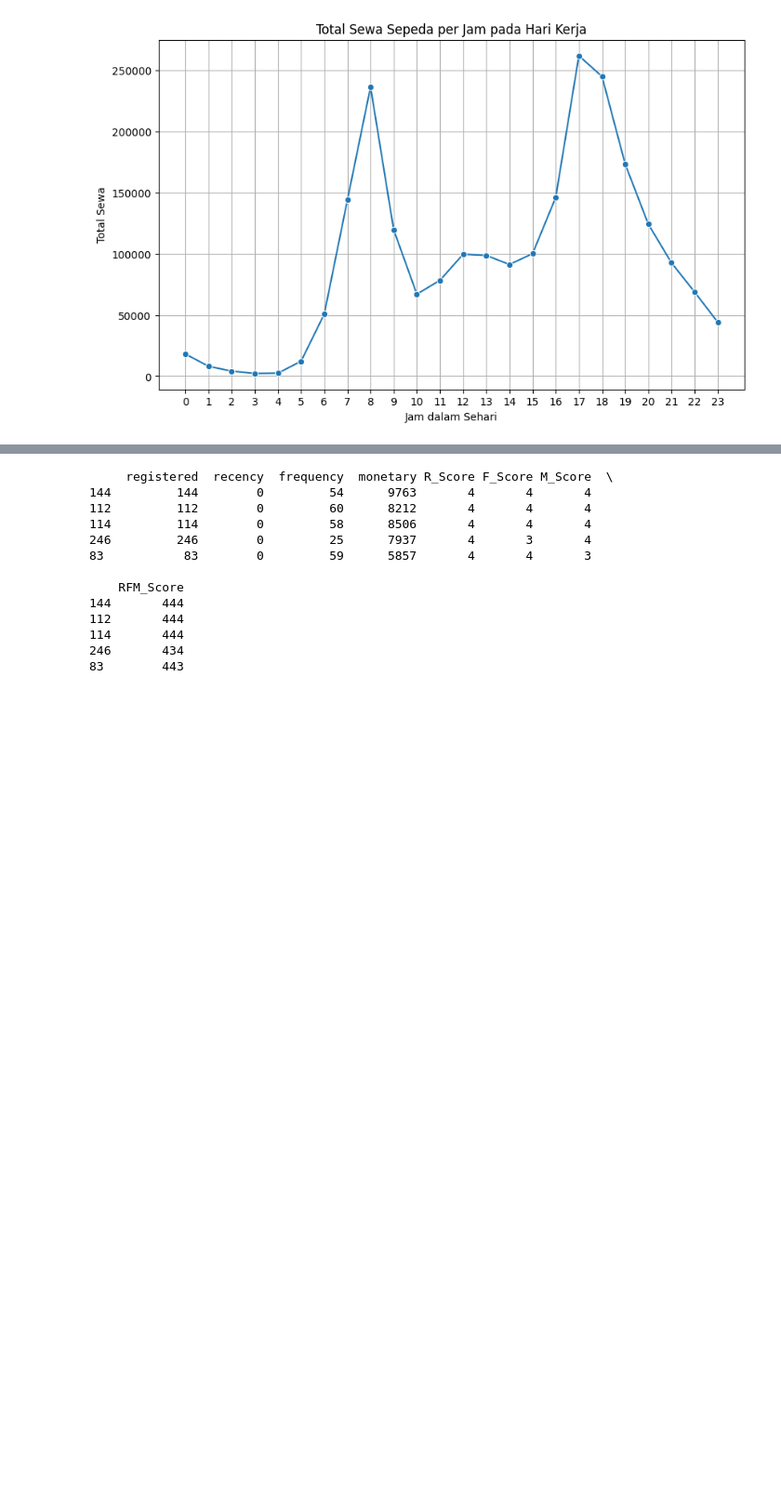
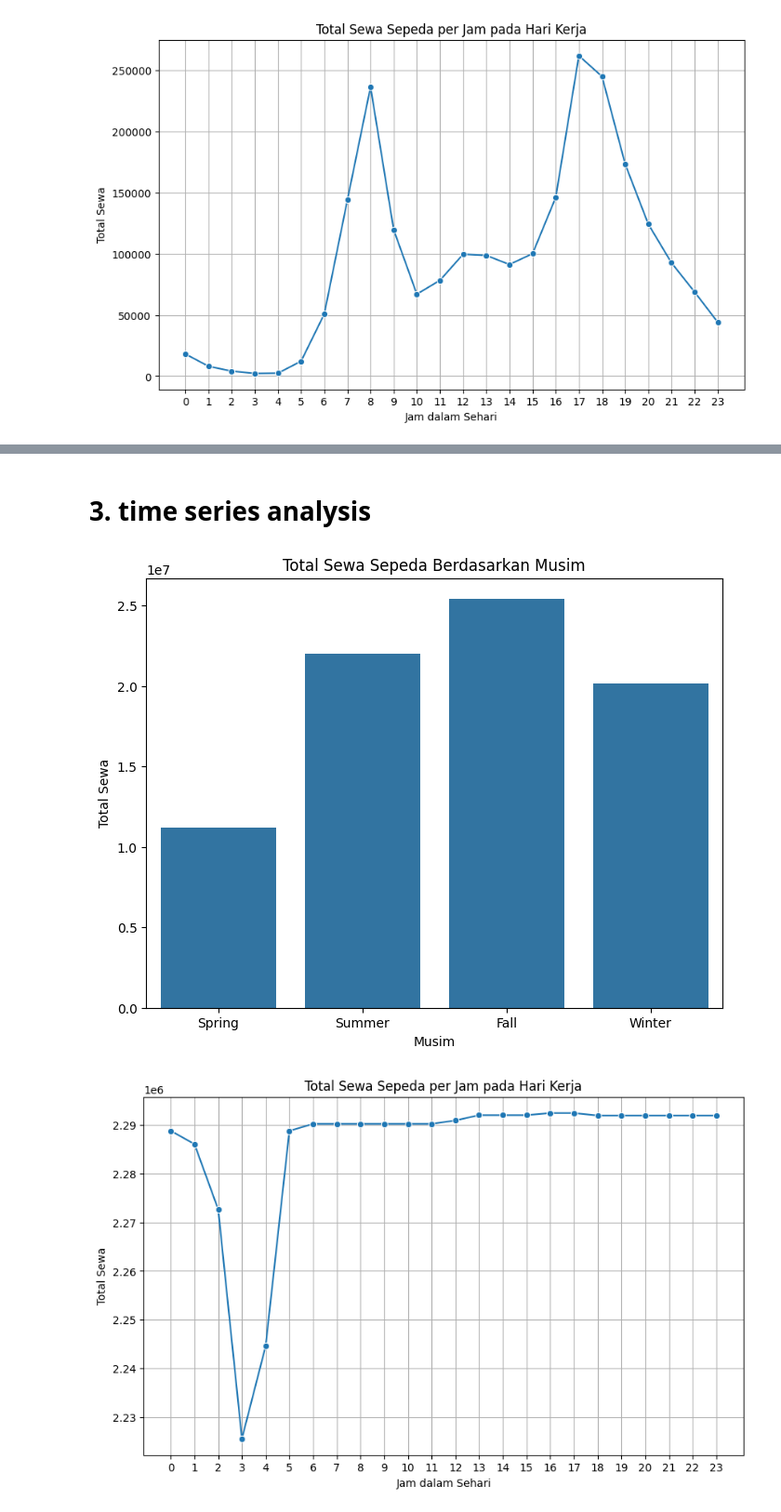
Before and after one commit to ilhamhaikal/analyst-pengguna-sepeda-setiap-musim, a Jupyter notebook: bike(1).ipynb, the cells around one changed output, grey strips where cells are left out. Shown: that part at 93% size. Cells and saved outputs as stored; diff of their text form; code cells hidden in the pictures; blank space fills up the shorter version.

Commit message:
Menghapus bike.ipynb dan memperbarui file lainnya

```diff
--- a/bike.ipynb
+++ b/bike(1).ipynb
@@ -531,18 +499,56 @@ Passing `palette` without assigning `hue` is deprecated and will be removed in v
-# %%
-print(rfm_df.sort_values(by="recency", ascending=True).head(5))
-# %% [output]
-     registered  recency  frequency  monetary R_Score F_Score M_Score  \
-144         144        0         54      9763       4       4       4
-112         112        0         60      8212       4       4       4
-114         114        0         58      8506       4       4       4
-246         246        0         25      7937       4       3       4
-83           83        0         59      5857       4       4       3
-
-    RFM_Score
-144       444
-112       444
-114       444
-246       434
-83        443
+# %% [markdown]
+# 3. time series analysis
 # %%
 all_df.to_csv("all_data_bike.csv", index=False)
+# %%
+# Memuat dataset
+df = pd.read_csv('all_data_bike.csv')
+
+# 1. Bagaimana jumlah total persewaan sepeda bervariasi menurut musim?
+
+# Aggregating the total number of rentals by season
+season_rentals = df.groupby('season')['cnt_x'].sum().reset_index()
+
+# Mapping season numbers to names for better clarity
+season_names = {1: 'Spring', 2: 'Summer', 3: 'Fall', 4: 'Winter'}
+season_rentals['season'] = season_rentals['season'].map(season_names)
+
+# Plotting the data
+plt.figure(figsize=(8, 6))
+sns.barplot(x='season', y='cnt_x', data=season_rentals)
+plt.title('Total Sewa Sepeda Berdasarkan Musim')
+plt.ylabel('Total Sewa')
+plt.xlabel('Musim')
+plt.show()
+
+# 2. Bagaimana fluktuasi persewaan sepeda pada jam-jam berbeda dalam sehari pada hari kerja?
+
+# Filtering for working days
+working_day_rentals = df[df['workingday_x'] == 1]
+
+# Grouping by hour and aggregating the count of rentals
+hourly_rentals = working_day_rentals.groupby('hr')['cnt_x'].sum().reset_index()
+
+# Plotting the data
+plt.figure(figsize=(10, 6))
+sns.lineplot(x='hr', y='cnt_x', data=hourly_rentals, marker='o')
+plt.title('Total Sewa Sepeda per Jam pada Hari Kerja')
+plt.ylabel('Total Sewa')
+plt.xlabel('Jam dalam Sehari')
+plt.xticks(range(0, 24))
+plt.grid(True)
+plt.show()
+
+# 5. Analisis Tren Harian menggunakan 'cnt_x'
+daily_rentals_x = df.groupby('dteday')['cnt_x'].sum().reset_index()
+
+plt.figure(figsize=(12, 6))
+sns.lineplot(x='dteday', y='cnt_x', data=daily_rentals_x, marker='o')
+plt.title('Tren Penyewaan Sepeda Harian (cnt_x)')
+plt.ylabel('Total Sewa')
+plt.xlabel('Tanggal')
+plt.grid(True)
+plt.show()
+# %% [output]
+[figure, added]
+[figure, added]
```
Also changed, not shown: parts of 15 cells of this notebook, 4 other files.
